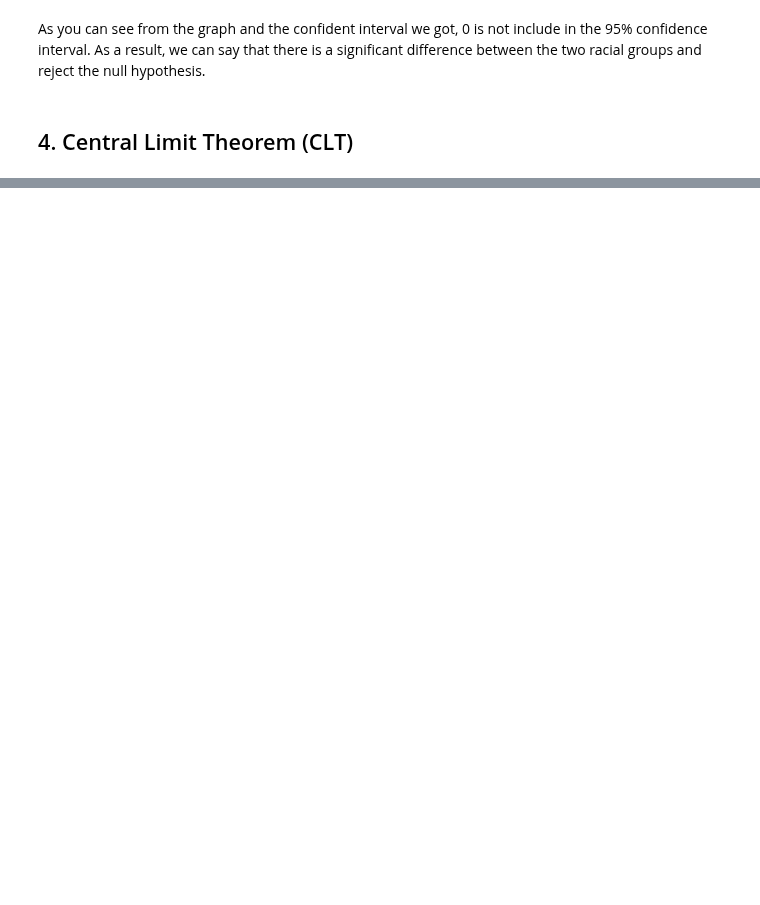
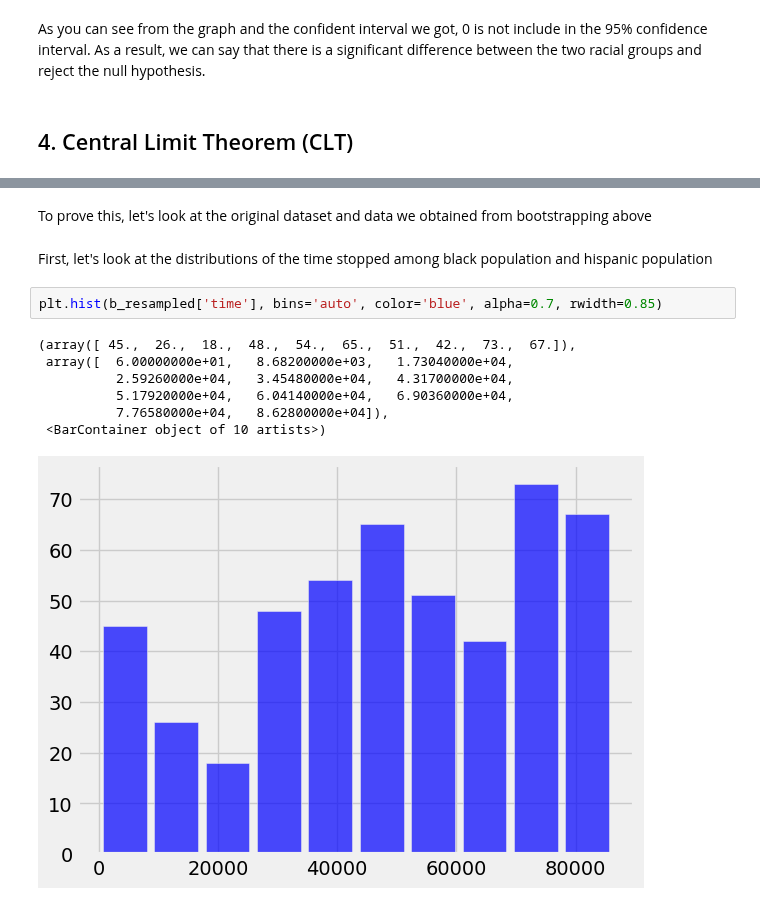
Before and after one commit to ds-modules/Legalst-123, a Jupyter notebook: labs/05_Large n/05_Central_Limit_Theorem_Confidence_Intervals_Hypothesis_Testing-Sol.ipynb, the cells around one changed output, grey strips where cells are left out. Cells and saved outputs as stored; diff of their text form; blank space fills up the shorter version.

```diff
--- a/labs/05_Large n/05_Central_Limit_Theorem_Confidence_Intervals_Hypothesis_Testing-Sol.ipynb
+++ b/labs/05_Large n/05_Central_Limit_Theorem_Confidence_Intervals_Hypothesis_Testing-Sol.ipynb
@@ -295,0 +310,14 @@ As you can see from the graph and the confident interval we got, 0 is not includ
+# %% [markdown]
+To prove this, let's look at the original dataset and data we obtained from bootstrapping above
+# %% [markdown]
+First, let's look at the distributions of the time stopped among black population and hispanic population
+# %%
+plt.hist(b_resampled['time'], bins='auto', color='blue', alpha=0.7, rwidth=0.85)
+# %% [output]
+(array([ 45.,  26.,  18.,  48.,  54.,  65.,  51.,  42.,  73.,  67.]),
+ array([  6.00000000e+01,   8.68200000e+03,   1.73040000e+04,
+          2.59260000e+04,   3.45480000e+04,   4.31700000e+04,
+          5.17920000e+04,   6.04140000e+04,   6.90360000e+04,
+          7.76580000e+04,   8.62800000e+04]),
+ <BarContainer object of 10 artists>)
+[figure, added]
```
Also changed, not shown: parts of 19 cells of this notebook.
